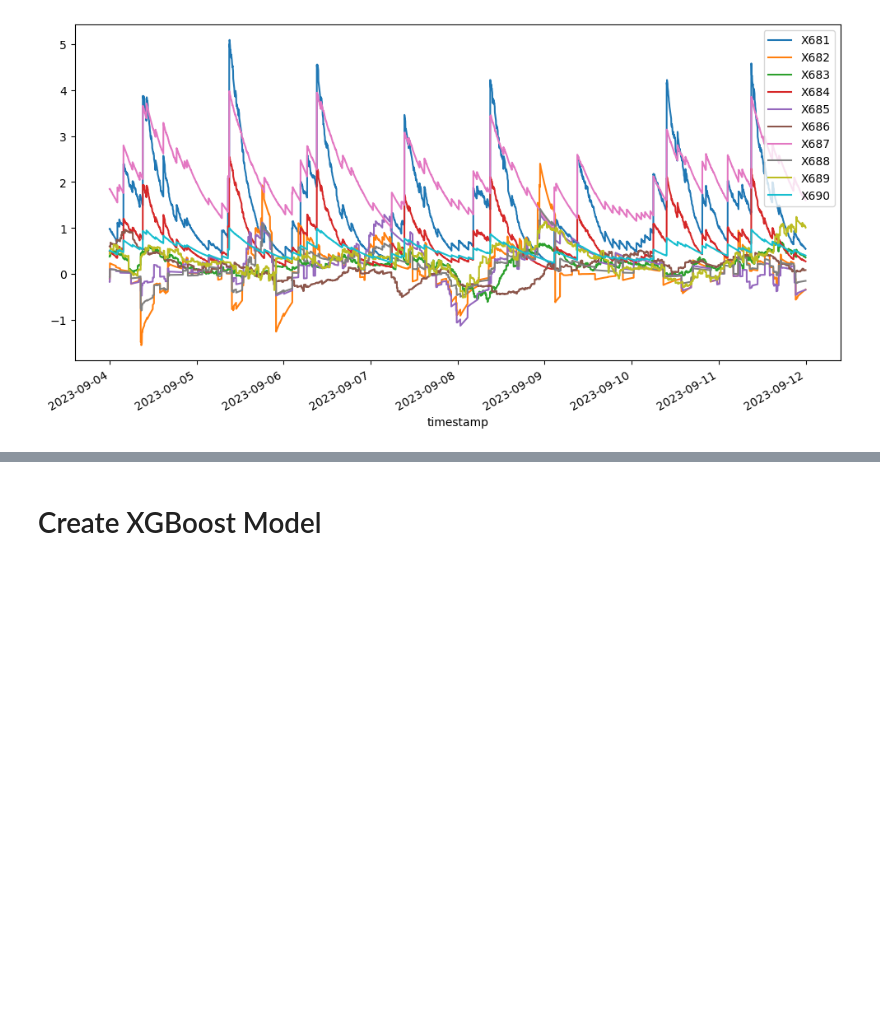
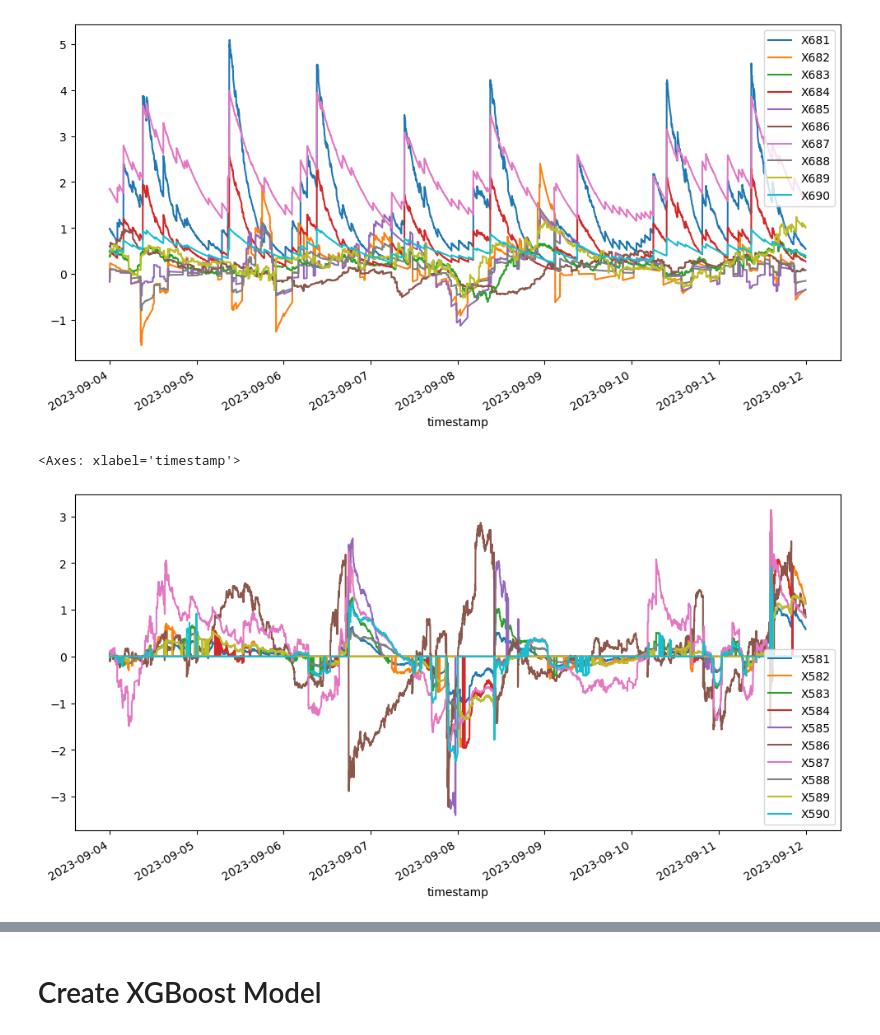
Before and after one commit to ShamithMG/DRW-Crypto-Prediction, a Jupyter notebook: XGBoost/model1.ipynb, the cells around one changed output, grey strips where cells are left out. Cells and saved outputs as stored; diff of their text form; code cells hidden in the pictures; blank space fills up the shorter version.

```diff
--- a/XGBoost/model1.ipynb
+++ b/XGBoost/model1.ipynb
@@ -69,3 +72,11 @@ df[['X681','X682', 'X683', 'X684', 'X685', 'X686', 'X687', 'X688', 'X689', 'X690
 # %% [output]
 <Axes: xlabel='timestamp'>
 [figure]
+# %%
+df[['X581','X582', 'X583', 'X584', 'X585', 'X586', 'X587', 'X588', 'X589', 'X590']].loc[(df.index > '09-04-2023') & (df.index < '09-12-2023')].plot(
+    figsize=(12,6),
+
+)
+# %% [output]
+<Axes: xlabel='timestamp'>
+[figure, added]
```
Also changed, not shown: parts of 6 cells of this notebook.
